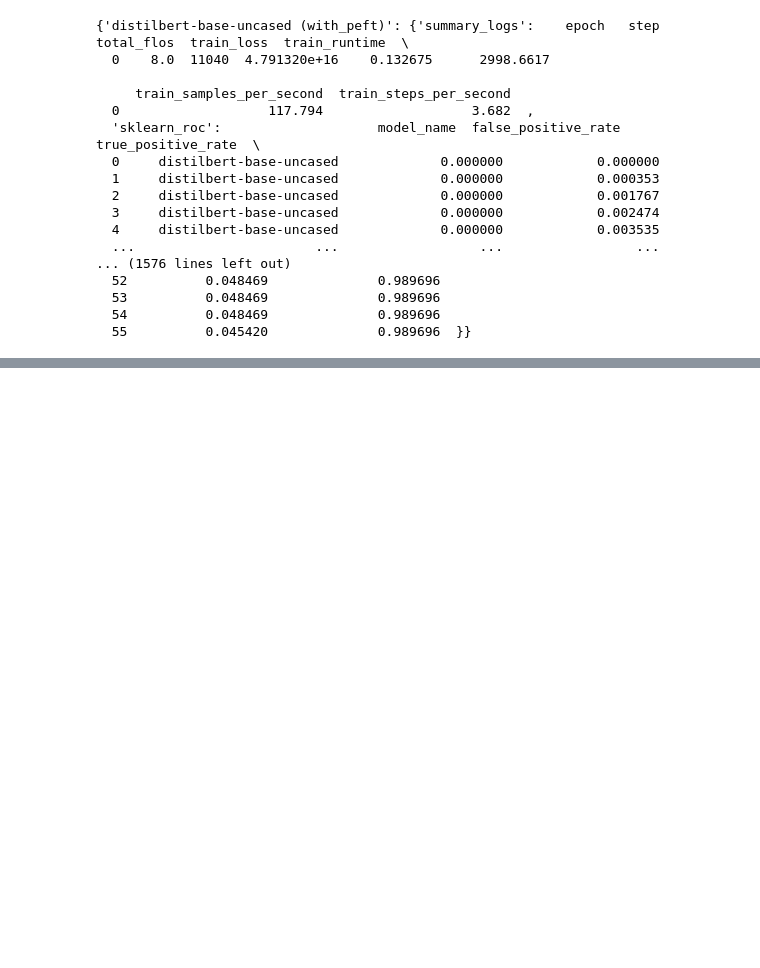
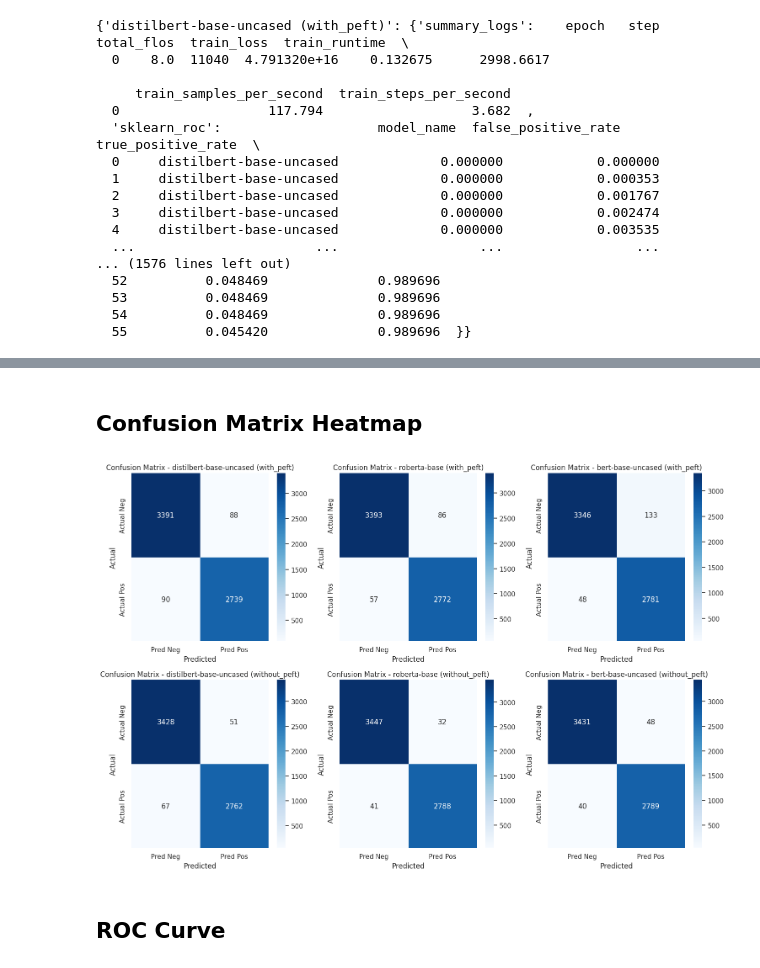
Before and after one commit to NiklNKL/fakenews_detection, a Jupyter notebook: notebooks/4_model_evaluation.ipynb, the cells around one changed output, grey strips where cells are left out. Cells and saved outputs as stored; diff of their text form; code cells hidden in the pictures; blank space fills up the shorter version.

Commit message:
Improved Data Analysis Page

```diff
--- a/notebooks/4_model_evaluation.ipynb
+++ b/notebooks/4_model_evaluation.ipynb
@@ -198,0 +61,16 @@ visualize_results(data)
+# %%
+sns.set_theme(style="whitegrid")
+
+plt.figure(figsize=(10, 5))
+for model, files in data.items():
+    if "training_logs" in files:
+        df = files["training_logs"]
+        plt.plot(df["step"], df["loss"], label=f"{model} (Train Loss)")
+    if "eval_logs" in files:
+        df = files["eval_logs"]
+        plt.plot(df["step"], df["loss"], linestyle="dashed", label=f"{model} (Eval Loss)")
+plt.xlabel("Step")
+plt.ylabel("Loss")
+plt.title("Training and Evaluation Loss Over Steps")
+plt.legend()
+plt.show()
@@ -198,0 +173,28 @@ visualize_results(data)
+# %% [markdown]
+## Confusion Matrix Heatmap
+# %%
+num_models = sum(1 for files in data.values() if "sklearn_confusion" in files)
+num_cols = 3
+num_rows = (num_models + num_cols - 1) // num_cols
+
+fig, axes = plt.subplots(num_rows, num_cols, figsize=(15, 5 * num_rows))
+axes = axes.flatten()
+
+for idx, (model, files) in enumerate(data.items()):
+    if "sklearn_confusion" in files:
+        df = files["sklearn_confusion"]
+        cm = df.iloc[:, 1:].values.reshape(2, 2)
+        sns.heatmap(cm, annot=True, fmt="d", cmap="Blues", xticklabels=["Pred Neg", "Pred Pos"], yticklabels=["Actual Neg", "Actual Pos"], ax=axes[idx])
+        axes[idx].set_title(f"Confusion Matrix - {model}")
+        axes[idx].set_xlabel("Predicted")
+        axes[idx].set_ylabel("Actual")
+
+for i in range(idx + 1, len(axes)):
+    fig.delaxes(axes[i])
+
+plt.tight_layout()
+plt.show()
+# %% [output]
+[figure, added]
+# %% [markdown]
+## ROC Curve
```
Also changed, not shown: parts of 21 cells of this notebook, 19 other files.
